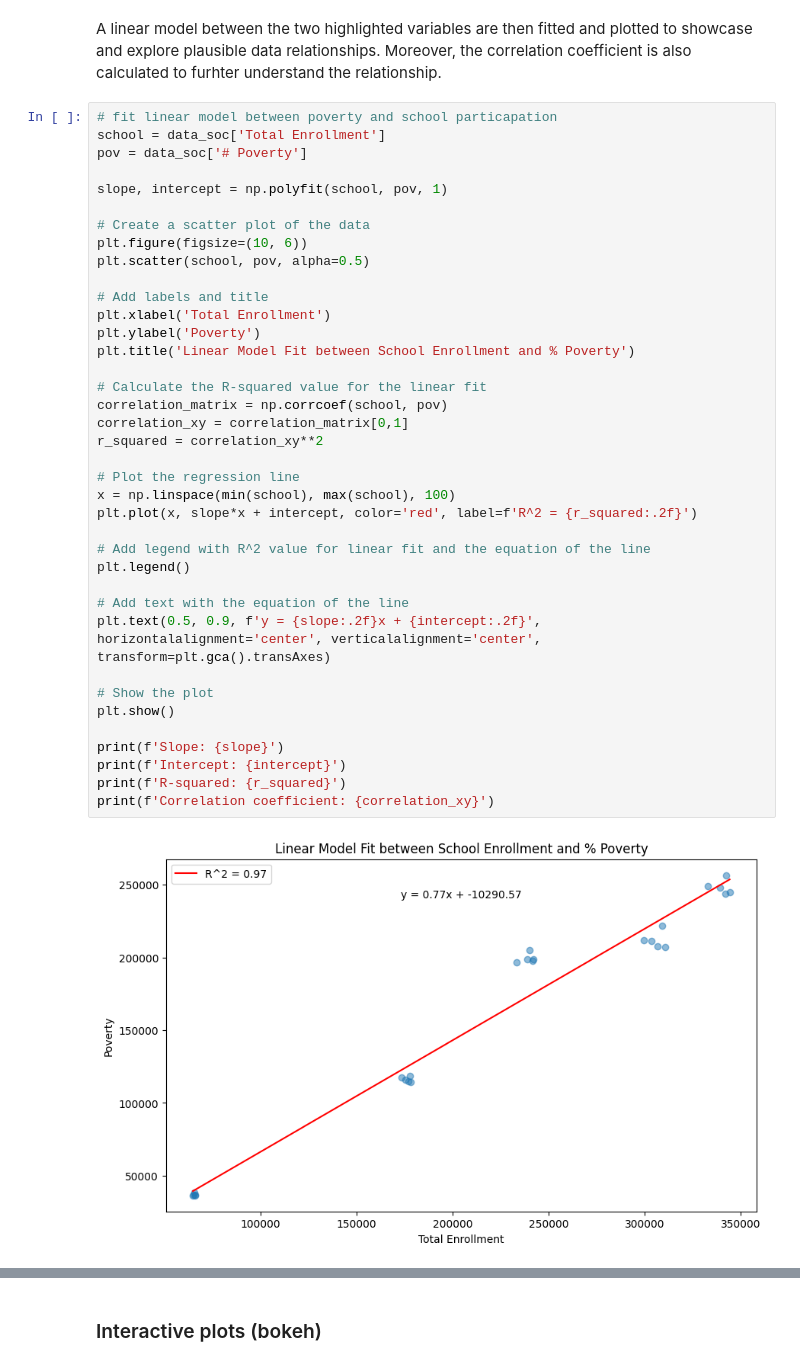
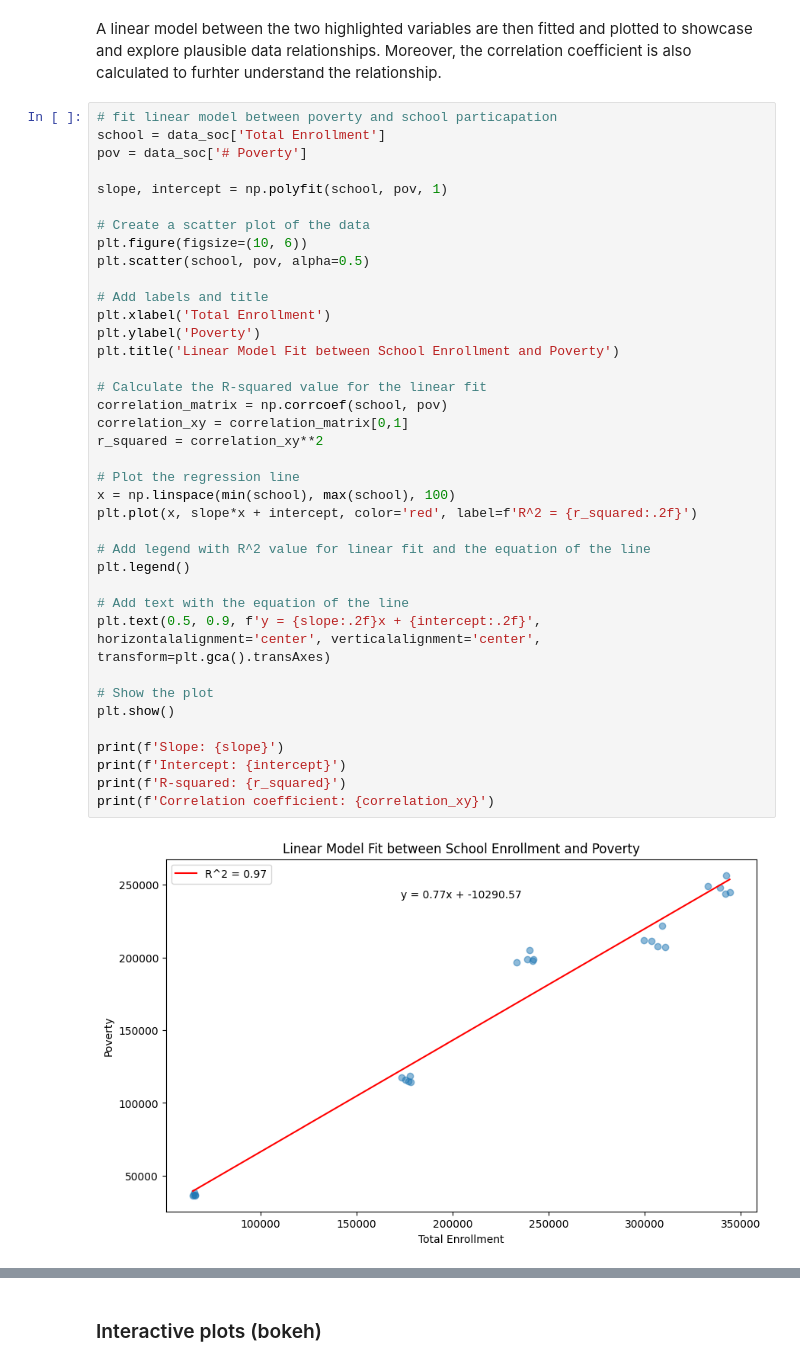
Before and after one commit to johan-bh/Social-Data---Final-Project, a Jupyter notebook: Socio_data.ipynb, the cells around one changed output, grey strips where cells are left out. Drawn from its saved outputs; the diff is of its cells as text.

```diff
--- a/Socio_data.ipynb
+++ b/Socio_data.ipynb
@@ -83,35 +83,35 @@ slope, intercept = np.polyfit(school, pov, 1)
 plt.figure(figsize=(10, 6))
 plt.scatter(school, pov, alpha=0.5)
 
 # Add labels and title
 plt.xlabel('Total Enrollment')
 plt.ylabel('Poverty')
-plt.title('Linear Model Fit between School Enrollment and % Poverty')
+plt.title('Linear Model Fit between School Enrollment and Poverty')
 
 # Calculate the R-squared value for the linear fit
 correlation_matrix = np.corrcoef(school, pov)
 correlation_xy = correlation_matrix[0,1]
 r_squared = correlation_xy**2
 
 # Plot the regression line
 x = np.linspace(min(school), max(school), 100)
 plt.plot(x, slope*x + intercept, color='red', label=f'R^2 = {r_squared:.2f}')
 
 # Add legend with R^2 value for linear fit and the equation of the line
 plt.legend()
 
 # Add text with the equation of the line
 plt.text(0.5, 0.9, f'y = {slope:.2f}x + {intercept:.2f}', horizontalalignment='center', verticalalignment='center', transform=plt.gca().transAxes)
 
 # Show the plot
 plt.show()
 
 print(f'Slope: {slope}')
 print(f'Intercept: {intercept}')
 print(f'R-squared: {r_squared}')
 print(f'Correlation coefficient: {correlation_xy}')
 # %% [output]
-[figure, old version]
+[figure, new version]
 Slope: 0.7666061479848922
 Intercept: -10290.569666155714
 R-squared: 0.9656678896188308
```
Also changed, not shown: parts of 3 cells of this notebook, 5 other files.
